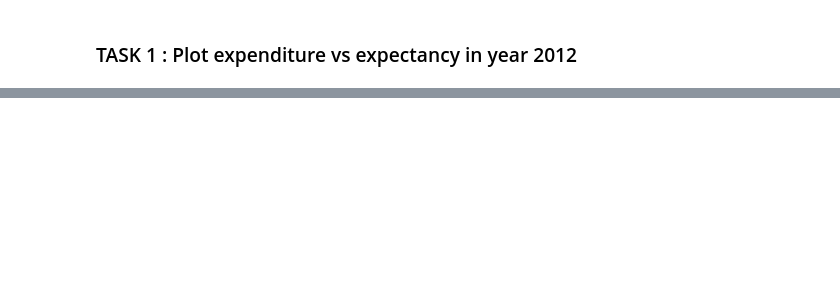
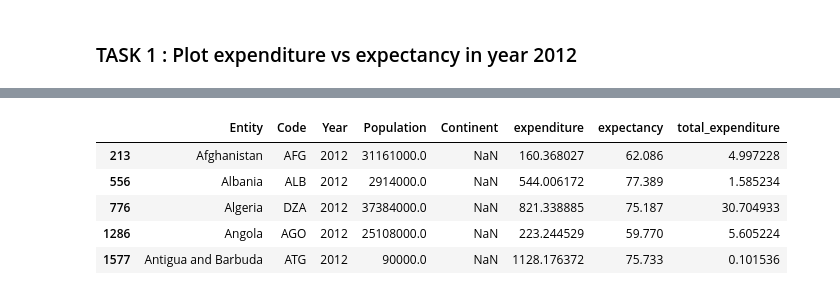
Before and after one commit to abhijeetknayak/Utilities, a Jupyter notebook: Data-Science/Country-Data/life-expectancy.ipynb, the cells around one changed output, grey strips where cells are left out. Drawn from its saved outputs; the diff is of its cells as text; code cells hidden in the pictures; blank space fills up the shorter version.

```diff
--- a/Data-Science/Country-Data/life-expectancy.ipynb
+++ b/Data-Science/Country-Data/life-expectancy.ipynb
@@ -70,0 +103,9 @@ Name: Year, dtype: int64
+# %%
+plot_data.head()
+# %% [output]
+|  | Entity | Code | Year | Population | Continent | expenditure | expectancy | total_expenditure |
+| 213 | Afghanistan | AFG | 2012 | 31161000.0 | NaN | 160.368027 | 62.086 | 4.997228 |
+| 556 | Albania | ALB | 2012 | 2914000.0 | NaN | 544.006172 | 77.389 | 1.585234 |
+| 776 | Algeria | DZA | 2012 | 37384000.0 | NaN | 821.338885 | 75.187 | 30.704933 |
+| 1286 | Angola | AGO | 2012 | 25108000.0 | NaN | 223.244529 | 59.770 | 5.605224 |
+| 1577 | Antigua and Barbuda | ATG | 2012 | 90000.0 | NaN | 1128.176372 | 75.733 | 0.101536 |
```
Also changed, not shown: parts of 5 cells of this notebook.
